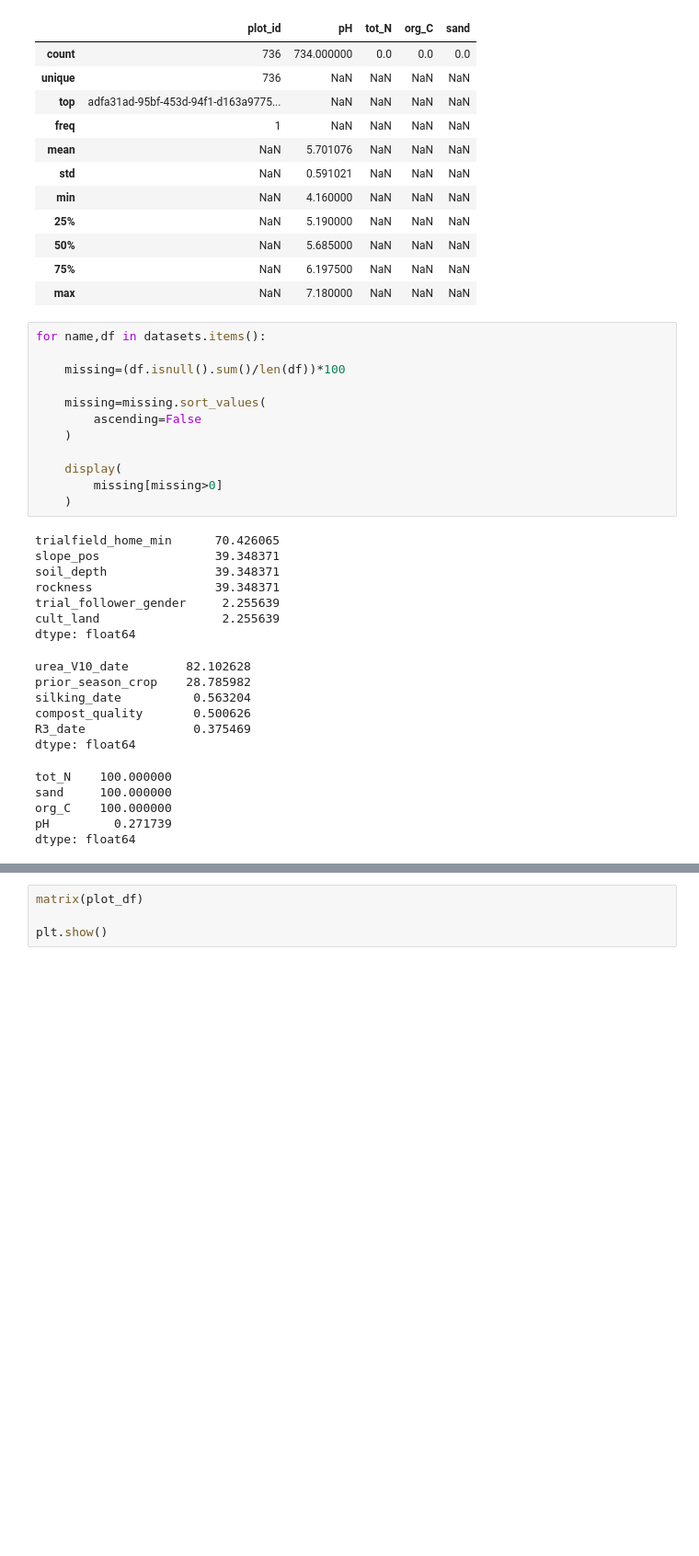
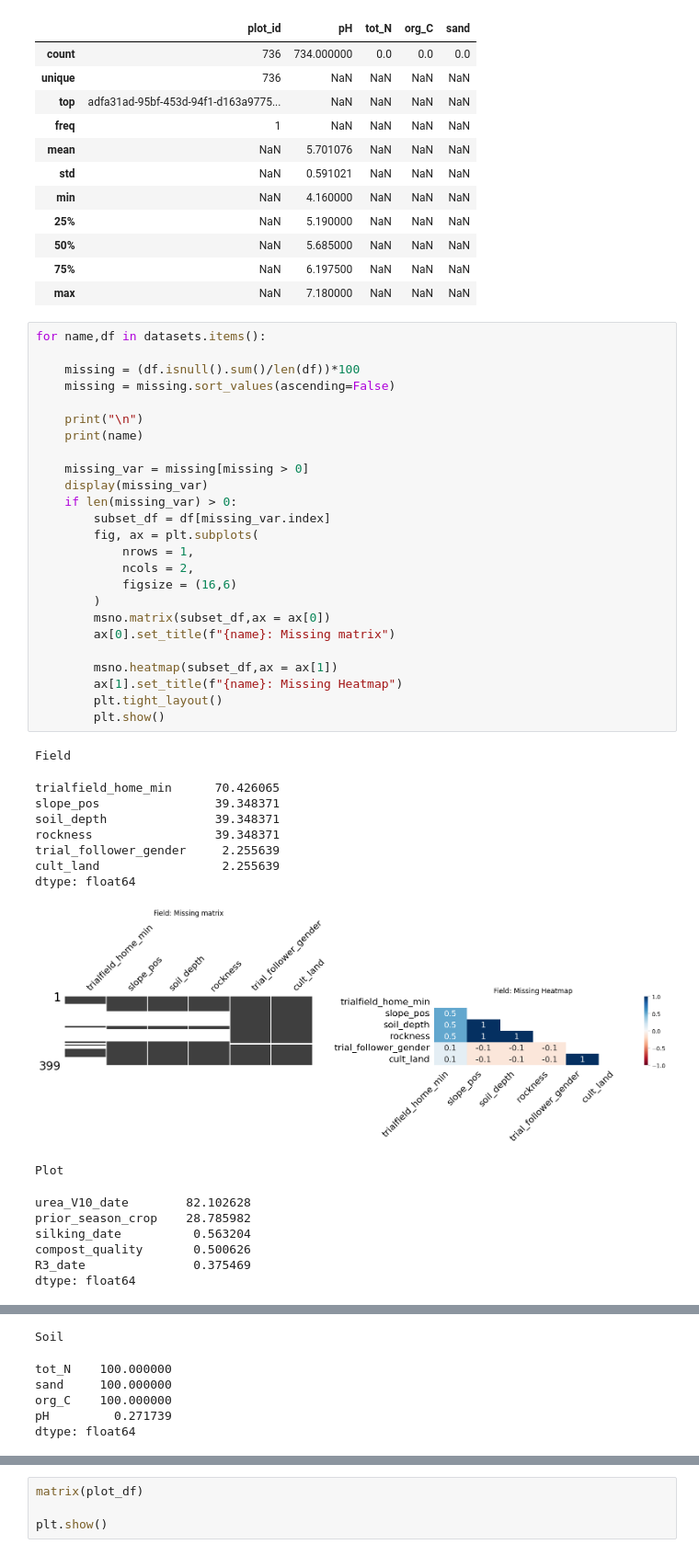
Before and after one commit to Vin-Okumu/maize-yield-optimization-rwanda, a Jupyter notebook: notebooks/01_data_audit.ipynb, the cells around one changed output, grey strips where cells are left out. Shown at 92% size. Cells and saved outputs as stored; diff of their text form; blank space fills up the shorter version.

```diff
--- a/notebooks/01_data_audit.ipynb
+++ b/notebooks/01_data_audit.ipynb
@@ -159,31 +169,42 @@ None
 # %%
 for name,df in datasets.items():
 
-    missing=(df.isnull().sum()/len(df))*100
+    missing = (df.isnull().sum()/len(df))*100
+    missing = missing.sort_values(ascending=False)
 
-    missing=missing.sort_values(
-        ascending=False
-    )
+    print("\n")
+    print(name)
 
-    display(
-        missing[missing>0]
-    )
+    missing_var = missing[missing > 0]
+    display(missing_var)
+    if len(missing_var) > 0:
+        subset_df = df[missing_var.index]
+        fig, ax = plt.subplots(
+            nrows = 1,
+            ncols = 2,
+            figsize = (16,6)
+        )
+        msno.matrix(subset_df,ax = ax[0])
+        ax[0].set_title(f"{name}: Missing matrix")
+
+        msno.heatmap(subset_df,ax = ax[1])
+        ax[1].set_title(f"{name}: Missing Heatmap")
+        plt.tight_layout()
+        plt.show()
 # %% [output]
-trialfield_home_min      70.426065
-slope_pos                39.348371
-soil_depth               39.348371
-rockness                 39.348371
-trial_follower_gender     2.255639
-cult_land                 2.255639
-dtype: float64
+Field
-urea_V10_date        82.102628
-prior_season_crop    28.785982
-silking_date          0.563204
-compost_quality       0.500626
-R3_date               0.375469
+trialfield_home_min      70.426065
+slope_pos                39.348371
+soil_depth               39.348371
+rockness                 39.348371
+trial_follower_gender     2.255639
+cult_land                 2.255639
 dtype: float64
+[figure, added]
-tot_N    100.000000
-sand     100.000000
-org_C    100.000000
-pH         0.271739
-dtype: float64
+Plot
+urea_V10_date        82.102628
+prior_season_crop    28.785982
+silking_date          0.563204
+compost_quality       0.500626
+R3_date               0.375469
+dtype: float64
@@ -189,0 +212,6 @@ dtype: float64
+Soil
+tot_N    100.000000
+sand     100.000000
+org_C    100.000000
+pH         0.271739
+dtype: float64
```
Also changed, not shown: parts of 13 cells of this notebook, 2 other files.
